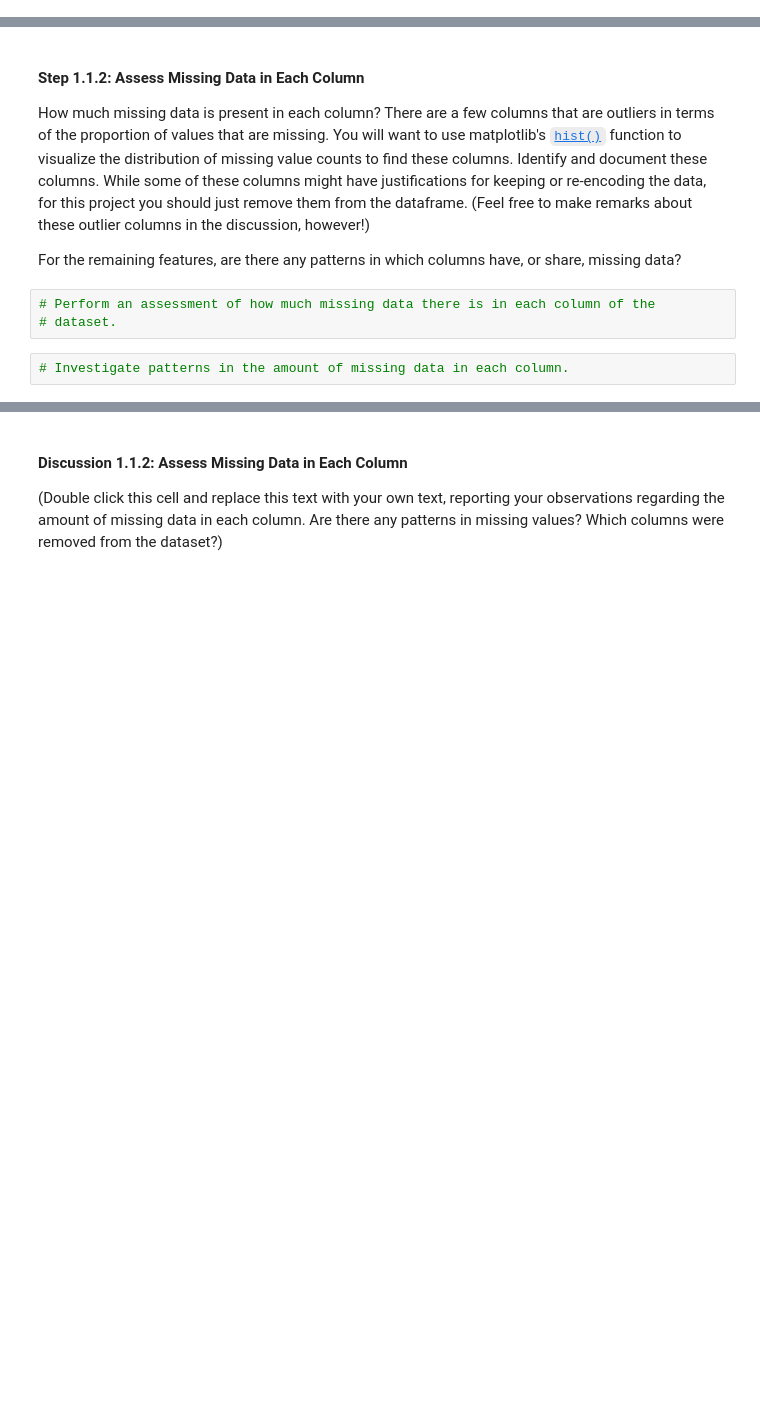
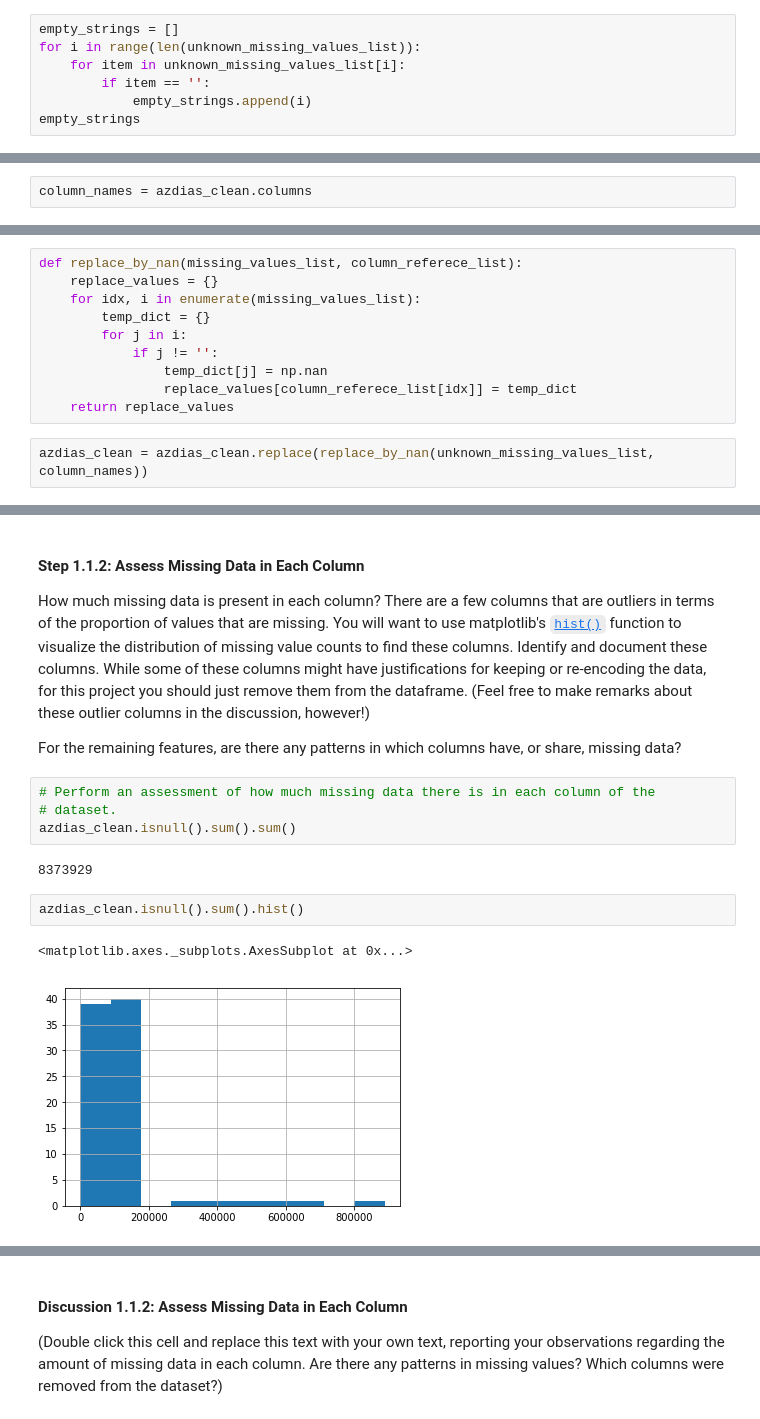
Before and after one commit to analia-barragan/Identify_Customer_Segments, a Jupyter notebook: Identify_Customer_Segments.ipynb, the cells around one changed output, grey strips where cells are left out. Drawn from its saved outputs; the diff is of its cells as text; blank space fills up the shorter version.

```diff
--- a/Identify_Customer_Segments.ipynb
+++ b/Identify_Customer_Segments.ipynb
@@ -236,3 +245,10 @@ unknown_missing_values_list[:15]
  [''],
  [''],
  [-1.0, 0.0]]
+# %%
+empty_strings = []
+for i in range(len(unknown_missing_values_list)):
+    for item in unknown_missing_values_list[i]:
+        if item == '':
+            empty_strings.append(i)
+empty_strings
@@ -238,0 +257,2 @@ unknown_missing_values_list[:15]
+# %%
+column_names = azdias_clean.columns
@@ -238,0 +293,12 @@ unknown_missing_values_list[:15]
+# %%
+def replace_by_nan(missing_values_list, column_referece_list):
+    replace_values = {}
+    for idx, i in enumerate(missing_values_list):
+        temp_dict = {}
+        for j in i:
+            if j != '':
+                temp_dict[j] = np.nan
+                replace_values[column_referece_list[idx]] = temp_dict
+    return replace_values
+# %%
+azdias_clean = azdias_clean.replace(replace_by_nan(unknown_missing_values_list, column_names))
@@ -245,5 +337,11 @@ For the remaining features, are there any patterns in which columns have, or sha
 # %%
 # Perform an assessment of how much missing data there is in each column of the
 # dataset.
+azdias_clean.isnull().sum().sum()
+# %% [output]
+8373929
-# %%
-# Investigate patterns in the amount of missing data in each column.
+# %%
+azdias_clean.isnull().sum().hist()
+# %% [output]
+<matplotlib.axes._subplots.AxesSubplot at 0x...>
+[figure, added]
```
Also changed, not shown: parts of 56 cells of this notebook.
